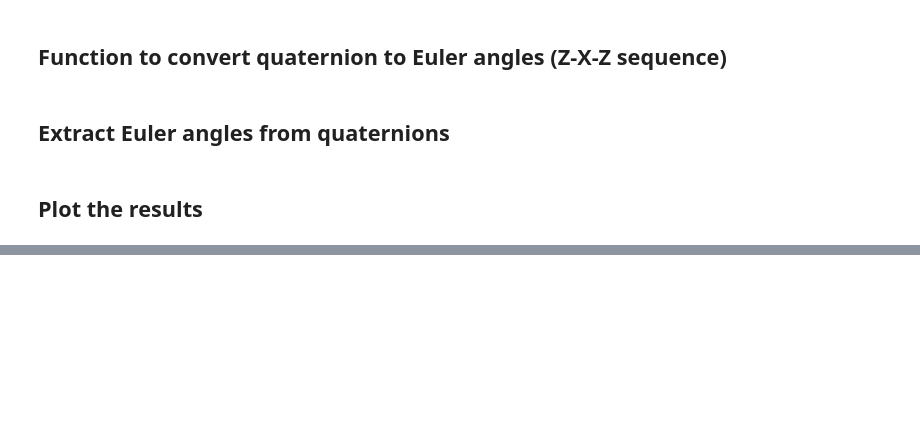
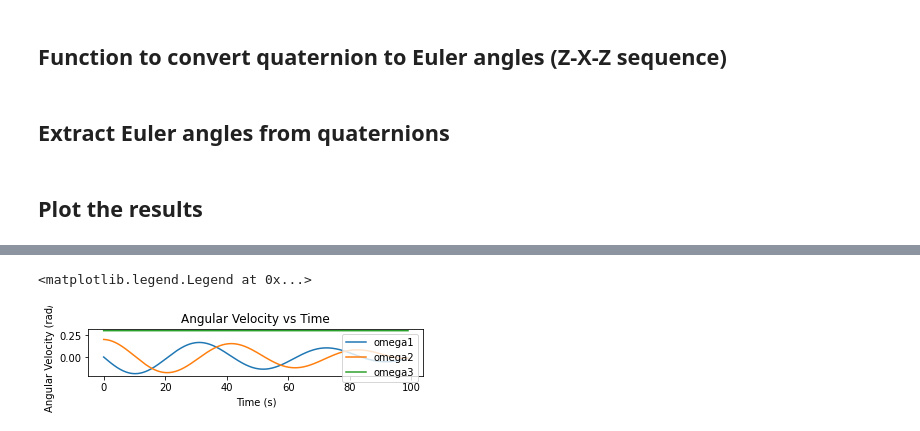
Before and after one commit to angadhn/variable-mass-systems-book, a Jupyter notebook: vms_uniform_burn.ipynb, the cells around one changed output, grey strips where cells are left out. Drawn from its saved outputs; the diff is of its cells as text; code cells hidden in the pictures; blank space fills up the shorter version.

```diff
--- a/vms_uniform_burn.ipynb
+++ b/vms_uniform_burn.ipynb
@@ -357,0 +371,12 @@ animate_t_handle_quat(qw, qx, qy, qz, dt)
+# %%
+plt.subplot(4, 1, 1)
+plt.plot(sol.t, omega1)
+plt.plot(sol.t, omega2)
+plt.plot(sol.t, omega3)
+plt.xlabel('Time (s)')
+plt.ylabel('Angular Velocity (rad/s)')
+plt.title('Angular Velocity vs Time')
+plt.legend()
+# %% [output]
+<matplotlib.legend.Legend at 0x...>
+[figure, added]
```
Also changed, not shown: parts of 5 cells of this notebook, 10 other files.
